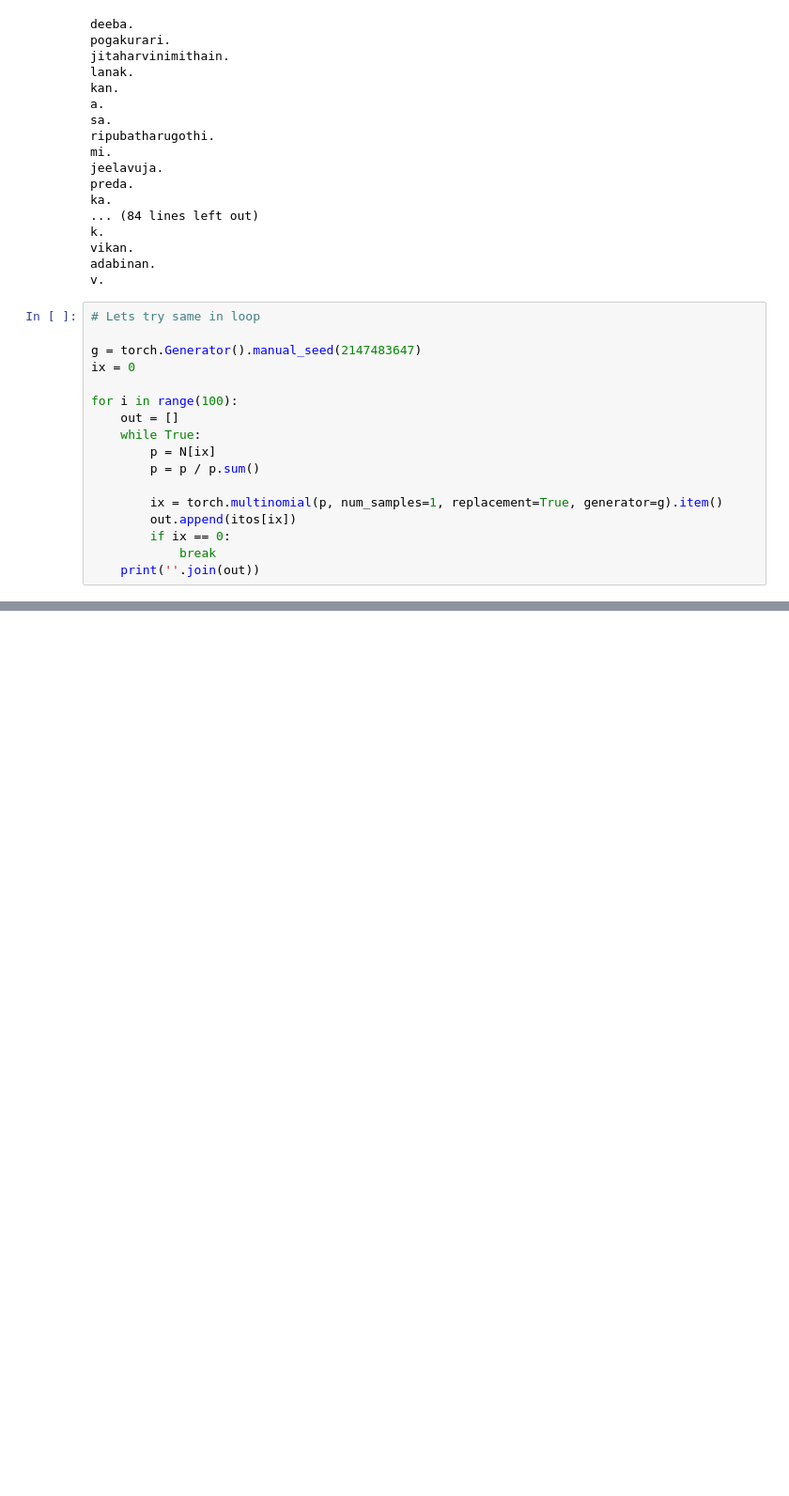
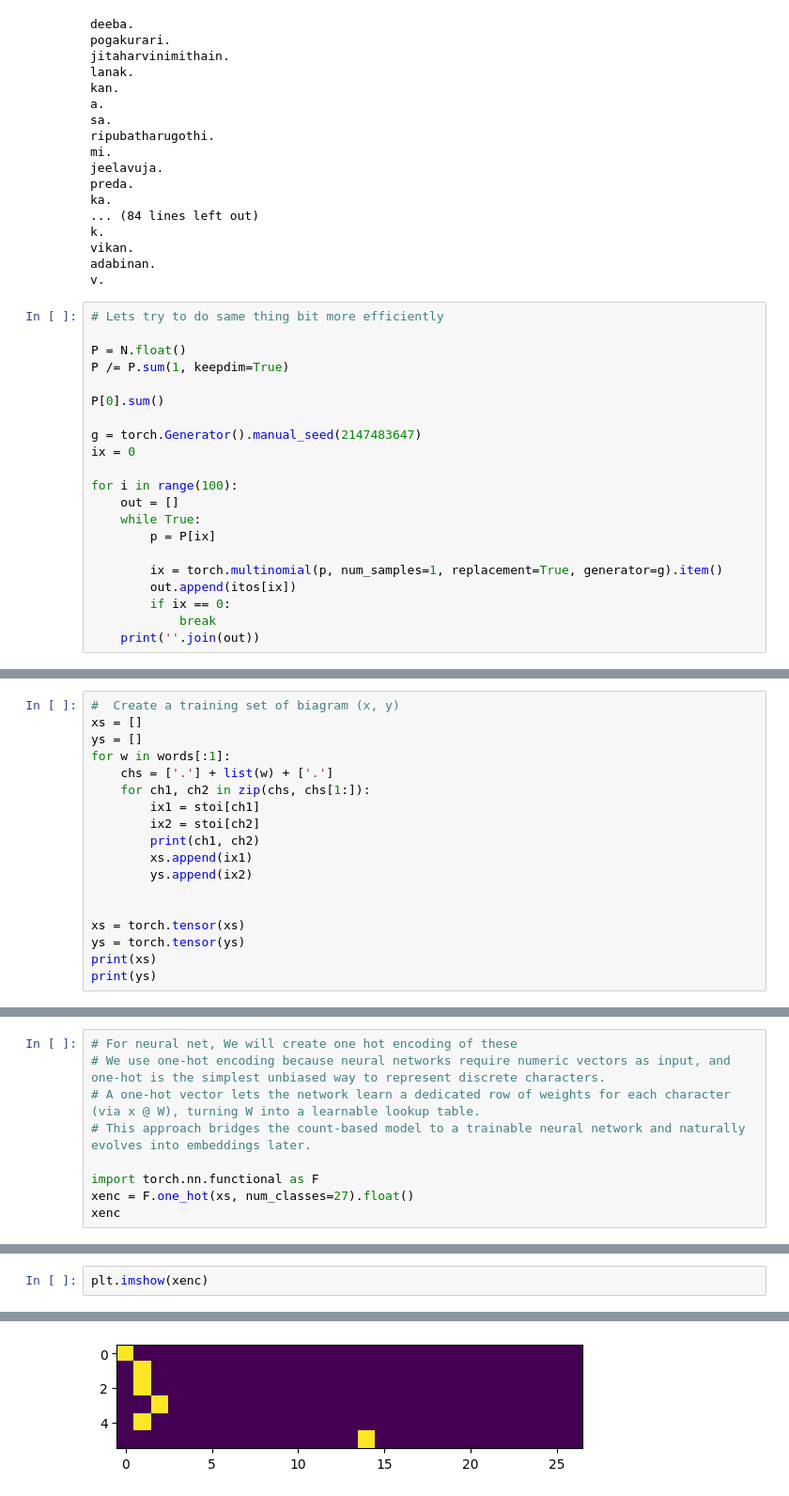
Before and after one commit to abhishek-marathe04/makemore, a Jupyter notebook: makemore.ipynb, the cells around one changed output, grey strips where cells are left out. Shown at 94% size. Drawn from its saved outputs; the diff is of its cells as text; blank space fills up the shorter version.

Commit message:
Neural network on top of biagram base model

```diff
--- a/makemore.ipynb
+++ b/makemore.ipynb
@@ -171,7 +171,12 @@ vikan.
 adabinan.
 v.
 # %%
-# Lets try same in loop
+# Lets try to do same thing bit more efficiently
+
+P = N.float()
+P /= P.sum(1, keepdim=True)
+
+P[0].sum()
 
 g = torch.Generator().manual_seed(2147483647)
 ix = 0
@@ -179,8 +184,7 @@ ix = 0
 for i in range(100):
     out = []
     while True:
-        p = N[ix]
-        p = p / p.sum()
+        p = P[ix]
 
         ix = torch.multinomial(p, num_samples=1, replacement=True, generator=g).item()
         out.append(itos[ix])
@@ -207,0 +285,18 @@ ujfltidqpayowbchnznzptselp.
+# %%
+#  Create a training set of biagram (x, y)
+xs = []
+ys = []
+for w in words[:1]:
+    chs = ['.'] + list(w) + ['.']
+    for ch1, ch2 in zip(chs, chs[1:]):
+        ix1 = stoi[ch1]
+        ix2 = stoi[ch2]
+        print(ch1, ch2)
+        xs.append(ix1)
+        ys.append(ix2)
+
+
+xs = torch.tensor(xs)
+ys = torch.tensor(ys)
+print(xs)
+print(ys)
@@ -207,0 +312,9 @@ ujfltidqpayowbchnznzptselp.
+# %%
+# For neural net, We will create one hot encoding of these
+# We use one-hot encoding because neural networks require numeric vectors as input, and one-hot is the simplest unbiased way to represent discrete characters.
+# A one-hot vector lets the network learn a dedicated row of weights for each character (via x @ W), turning W into a learnable lookup table.
+# This approach bridges the count-based model to a trainable neural network and naturally evolves into embeddings later.
+
+import torch.nn.functional as F
+xenc = F.one_hot(xs, num_classes=27).float()
+xenc
@@ -207,0 +338,3 @@ ujfltidqpayowbchnznzptselp.
+# %%
+plt.imshow(xenc)
+# %% [output]
@@ -207,0 +342 @@ ujfltidqpayowbchnznzptselp.
+[figure, added]
```
Also changed, not shown: parts of 40 cells of this notebook.
